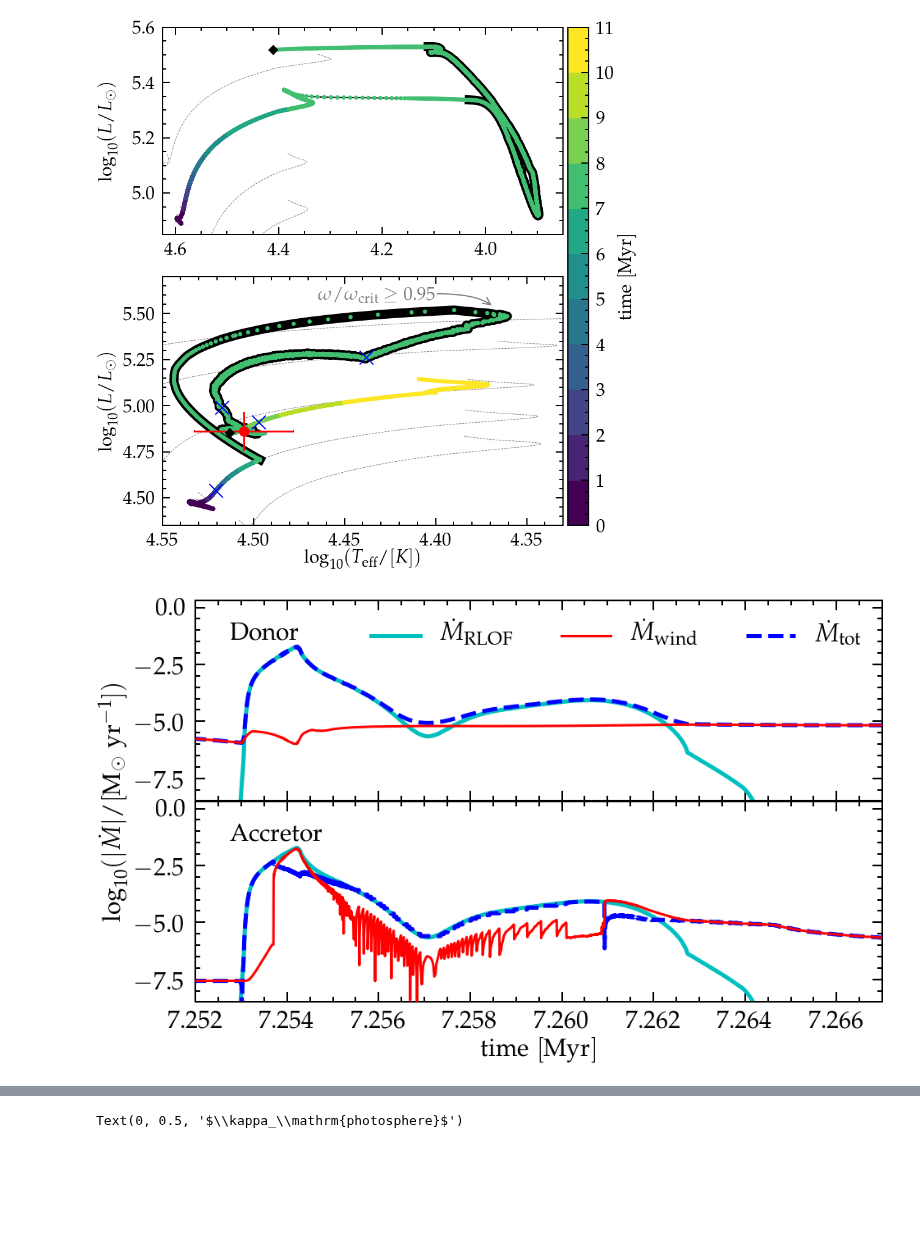
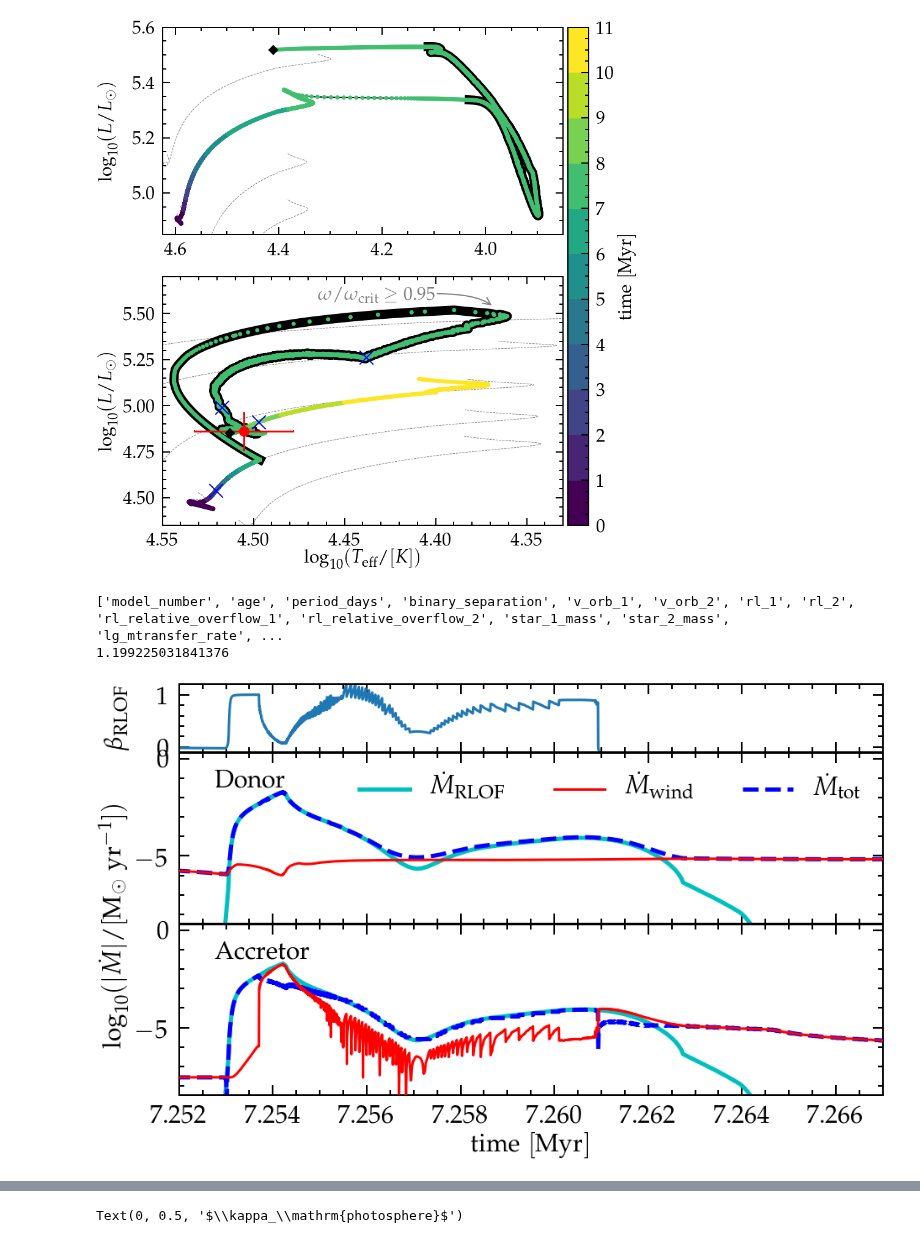
Before and after one commit to mathren/zeta_oph, a Jupyter notebook: notebooks/Best_model.ipynb, the cells around one changed output, grey strips where cells are left out. Cells and saved outputs as stored; diff of their text form; code cells hidden in the pictures; blank space fills up the shorter version.

```diff
--- a/notebooks/Best_model.ipynb
+++ b/notebooks/Best_model.ipynb
@@ -307,10 +287,10 @@ def get_beta_RLOF(bfile):
 # %%
 # mass transfer rate
 fig = plt.figure(figsize=(15,9))
-gs = gridspec.GridSpec(100, 100)
-ax = fig.add_subplot(gs[50:,:])
-bx = fig.add_subplot(gs[:50,:])
-# cx = fig.add_subplot(gs[:50,:])
+gs = gridspec.GridSpec(120, 100)
+ax = fig.add_subplot(gs[70:120,:])
+bx = fig.add_subplot(gs[20:70,:])
+top_ax = fig.add_subplot(gs[:20,:])
 
 
 src, col = getSrcCol(bfile)
@@ -321,41 +301,47 @@ lg_system_mdot_1 = src[:, col.index('lg_system_mdot_1')]
 lg_system_mdot_2 = src[:, col.index('lg_system_mdot_2')]
 lg_wind_mdot_1 = src[:, col.index('lg_wind_mdot_1')]
 lg_wind_mdot_2 = src[:, col.index('lg_wind_mdot_2')]
+beta = src[:, col.index("eff_xfer_fraction")]
 t = src[:, col.index("age")]*1e-6
 # t = np.log10(t[-1]-t)
-beta = get_beta_RLOF(bfile)
-# cx.plot(t[iRLOF], beta, lw=5, c='m')
-
+print(col)
+# top ax
+top_ax.plot(t, beta)
+top_ax.set_ylabel(r"$\beta_\mathrm{RLOF}$")
+# top_ax.set_xlim(0,1)
+print(max(beta))
 ax.plot(t, lg_mtransfer_rate, lw=5, c='c')
 bx.plot(t, lg_mtransfer_rate, lw=5, c='c', label="$\dot M_\mathrm{RLOF}$")
 
 ax.plot(t, lg_wind_mdot_2, c='r', zorder=10)
 bx.plot(t, lg_wind_mdot_1, c='r', zorder=10, label=r"$\dot M_\mathrm{wind}$")
 
 ax.plot(t, lg_mstar_dot_2, lw=5, ls='--', c='b')
 bx.plot(t, lg_mstar_dot_1, lw=5, ls='--', c='b', label="$\dot M_\mathrm{tot}$")
 
 
 bx.legend(ncol=3)
 
 ax.text(0.05,0.8, "$\mathrm{Accretor}$", fontsize=30, transform=ax.transAxes)
 bx.text(0.05,0.8, "$\mathrm{Donor}$", fontsize=30, transform=bx.transAxes)
 
-# cx.set_ylabel(r"$\beta_\mathrm{RLOF}$")
+
 ax.set_ylabel(r"$\log_{10}(|\dot{M}|/\mathrm{[M_\odot \ yr^{-1}]})$",  horizontalalignment='center', y=1.)
 #ax.set_xlim(xmin=5.72, xmax=5.74)
 # ax.set_xlabel(r"$\log_{10}(t_\mathrm{end}-t \ \mathrm{[yr]})$")
 ax.set_xlabel(r"$\mathrm{time} \ \mathrm{[Myr]}$")
 bx.set_xlabel("")
 bx.set_xticklabels([])
-cx.set_xticklabels([])
+top_ax.set_xticklabels([])
 ax.set_xlim(xmin=7.252, xmax=7.267)
-cx.set_ylim(-0.1, max(beta))
+top_ax.set_ylim(-0.1, max(beta))
 ax.set_ylim(-8.5,0.3)
 bx.set_xlim(ax.get_xlim())
-cx.set_xlim(ax.get_xlim())
+top_ax.set_xlim(ax.get_xlim())
 bx.set_ylim(ax.get_ylim())
 fig.align_labels()
-# plt.savefig("/mnt/home/mrenzo/TMP/MT.pdf")
+plt.savefig("/mnt/home/mrenzo/Templates/zeta_oph/manuscript/figures/MT.pdf")
 # %% [output]
+['model_number', 'age', 'period_days', 'binary_separation', 'v_orb_1', 'v_orb_2', 'rl_1', 'rl_2', 'rl_relative_overflow_1', 'rl_relative_overflow_2', 'star_1_mass', 'star_2_mass', 'lg_mtransfer_rate', ...
+1.199225031841376
-[figure, old version]
+[figure, new version]
```
Also changed, not shown: parts of 2 cells of this notebook, 1 other file.
